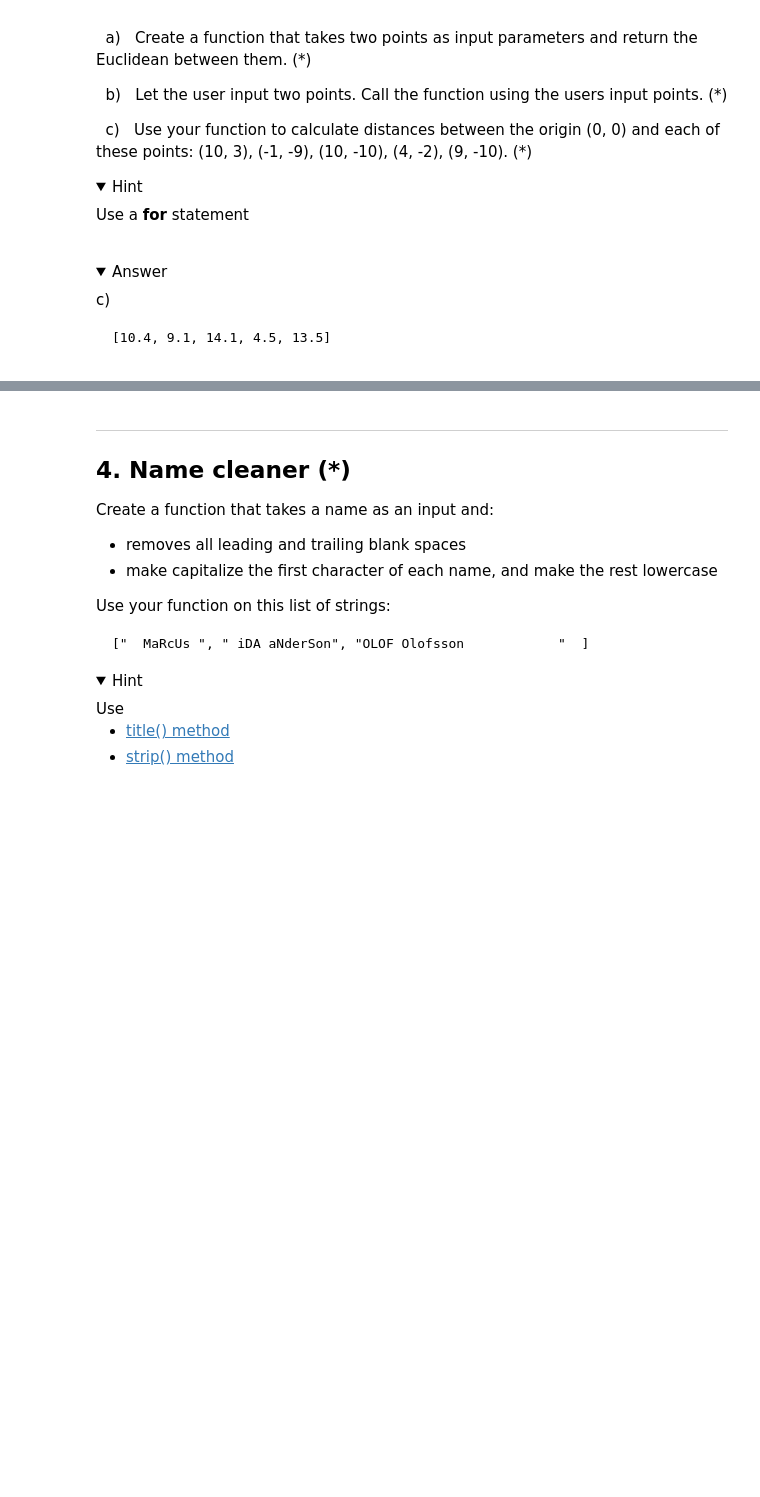
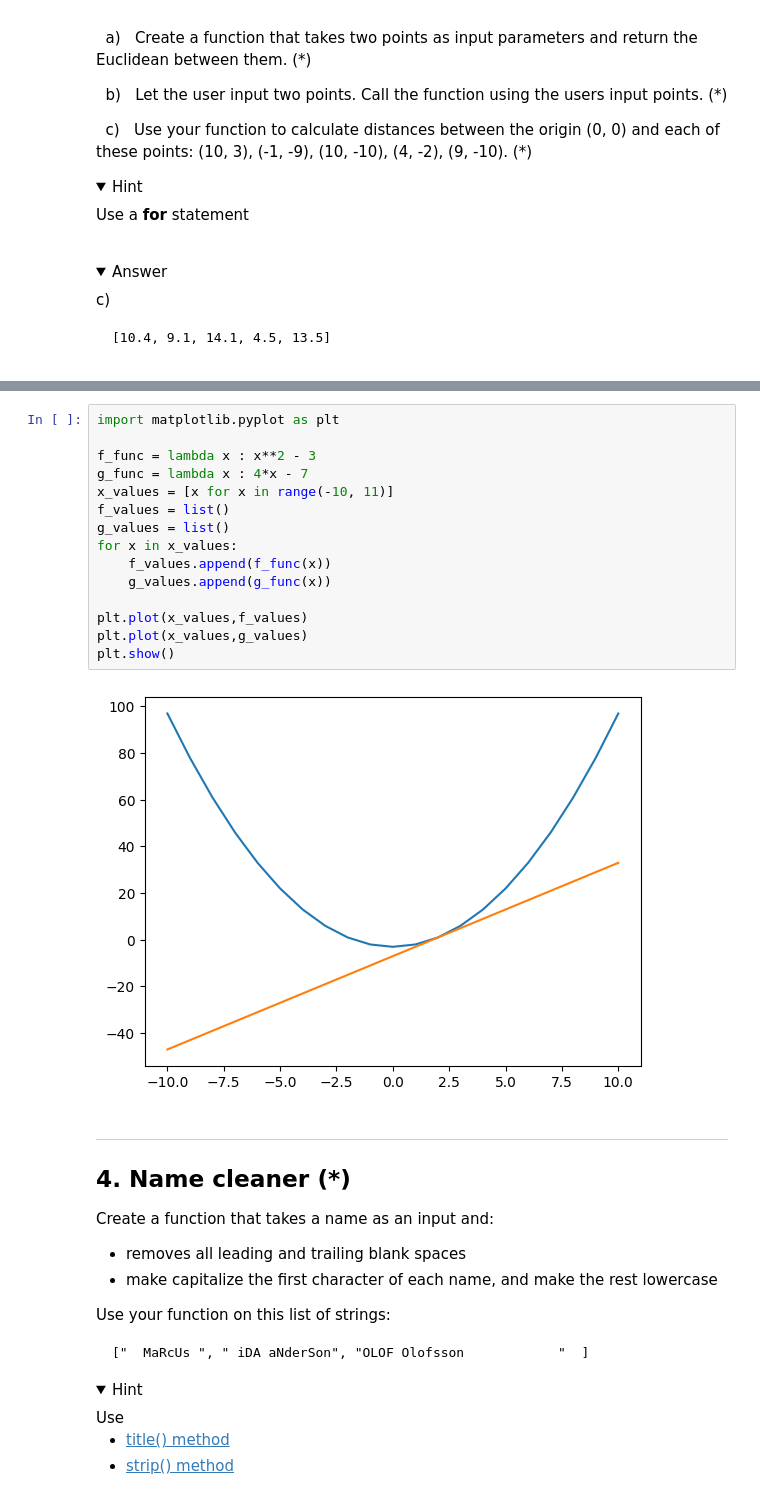
Before and after one commit to zoneme99/python-programmering-Jonatan-Cervall, a Jupyter notebook: Exercises/06-functions-exericse.ipynb, the cells around one changed output, grey strips where cells are left out. Drawn from its saved outputs; the diff is of its cells as text; folded sections open; blank space fills up the shorter version.

```diff
--- a/Exercises/06-functions-exericse.ipynb
+++ b/Exercises/06-functions-exericse.ipynb
@@ -92,6 +92,23 @@ x = np.linspace(-10,10)
 <img align="left" src="../assets/functions_graph.png" width="200"/>
 
 </details>
+# %%
+import matplotlib.pyplot as plt
+
+f_func = lambda x : x**2 - 3
+g_func = lambda x : 4*x - 7
+x_values = [x for x in range(-10, 11)]
+f_values = list()
+g_values = list()
+for x in x_values:
+    f_values.append(f_func(x))
+    g_values.append(g_func(x))
+
+plt.plot(x_values,f_values)
+plt.plot(x_values,g_values)
+plt.show()
+# %% [output]
+[figure, added]
 # %% [markdown]
 ---
 ## 4. Name cleaner (*)
```
Also changed, not shown: parts of 1 cell of this notebook, 1 other file.
